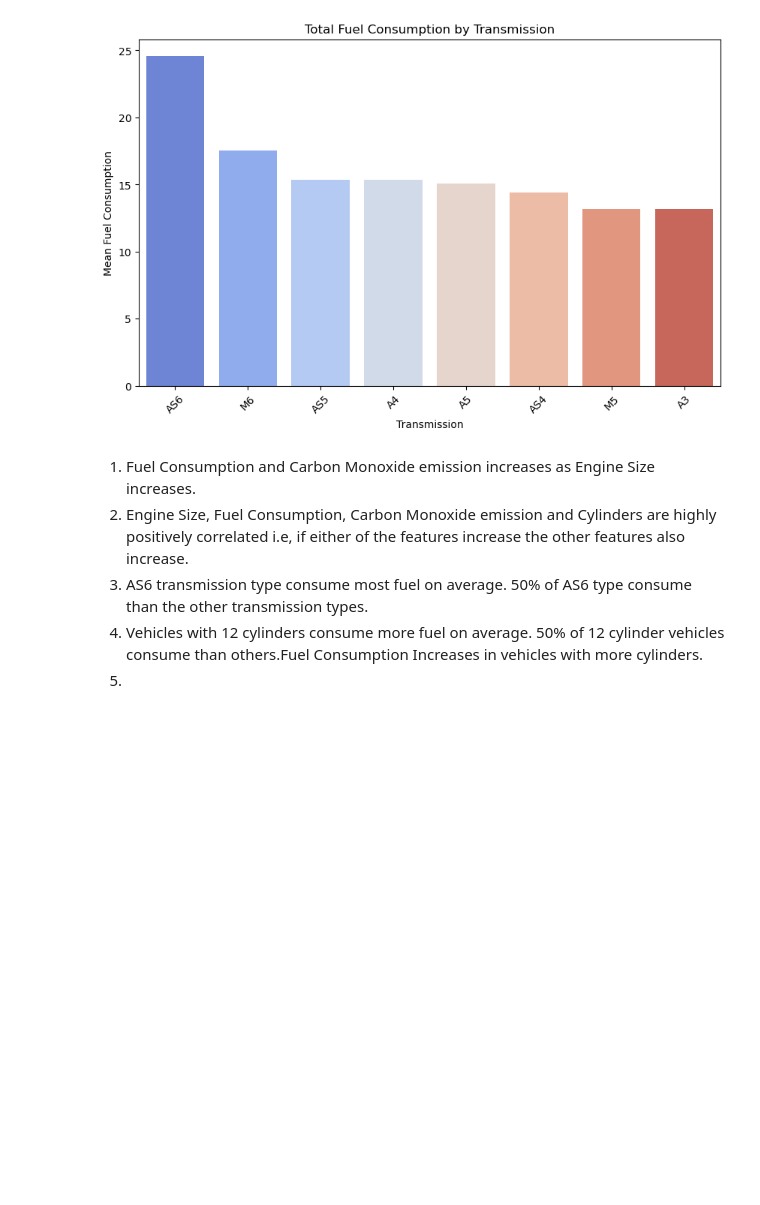
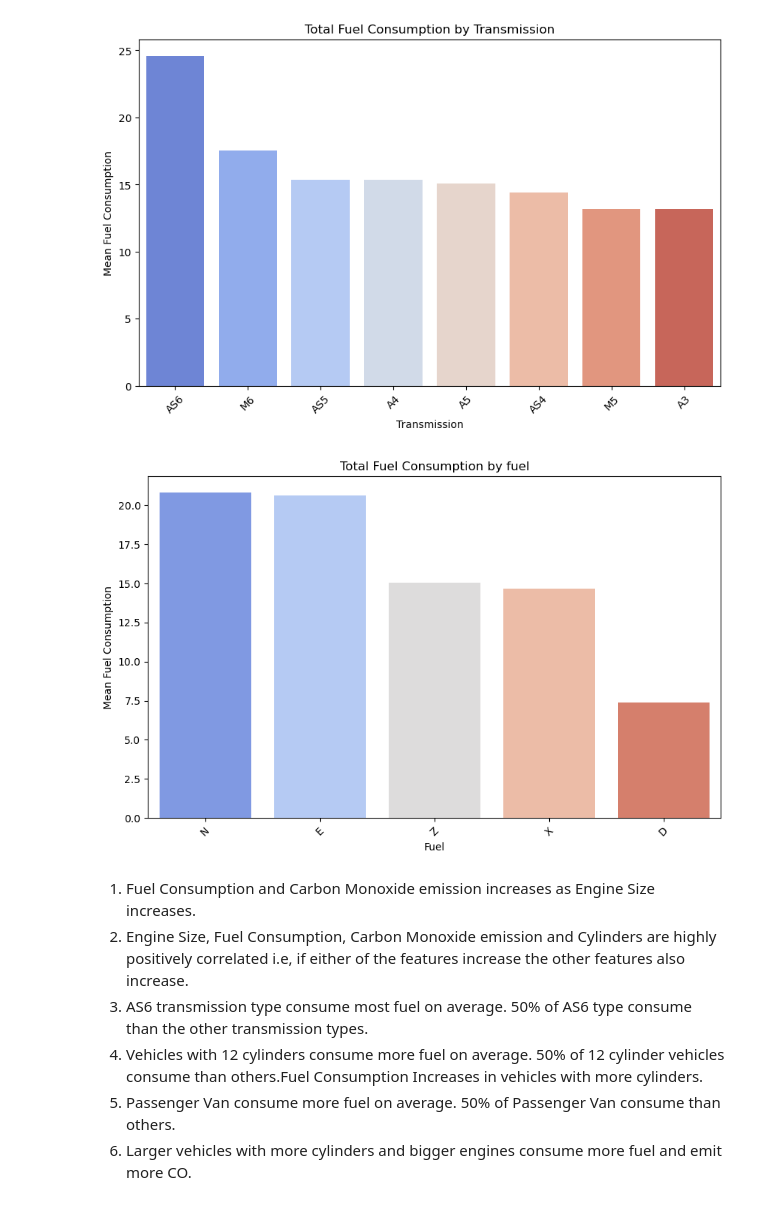
Before and after one commit to TejaJami/Portfolio, a Jupyter notebook: Fuel Consumption.ipynb, the cells around one changed output. Drawn from its saved outputs; the diff is of its cells as text; code cells hidden in the pictures; blank space fills up the shorter version.

```diff
--- a/Fuel Consumption.ipynb
+++ b/Fuel Consumption.ipynb
@@ -220,9 +220,21 @@ plt.xticks(rotation=45)
 plt.show()
 # %% [output]
 [figure]
+# %%
+mean_fuel_consumption_by_fuel = df.groupby('FUEL')["FUEL CONSUMPTION"].mean().sort_values(ascending=False)
+plt.figure(figsize=(10, 6))
+sns.barplot(x=mean_fuel_consumption_by_fuel.index, y=mean_fuel_consumption_by_fuel.values, palette='coolwarm')
+plt.title('Total Fuel Consumption by fuel')
+plt.xlabel('Fuel')
+plt.ylabel('Mean Fuel Consumption')
+plt.xticks(rotation=45)
+plt.show()
+# %% [output]
+[figure, added]
 # %% [markdown]
 1. Fuel Consumption and Carbon Monoxide emission increases as Engine Size increases.
 2. Engine Size, Fuel Consumption, Carbon Monoxide emission and Cylinders are highly positively correlated i.e, if either of the features increase the other features also increase.
 3. AS6 transmission type consume most fuel on average. 50% of AS6 type consume than the other transmission types.
 4. Vehicles with 12 cylinders consume more fuel on average. 50% of 12 cylinder vehicles consume than others.Fuel Consumption Increases in vehicles with more cylinders.
-5.
+5. Passenger Van consume more fuel on average. 50% of Passenger Van consume than others.
+6. Larger vehicles with more cylinders and bigger engines consume more fuel and emit more CO.
```
